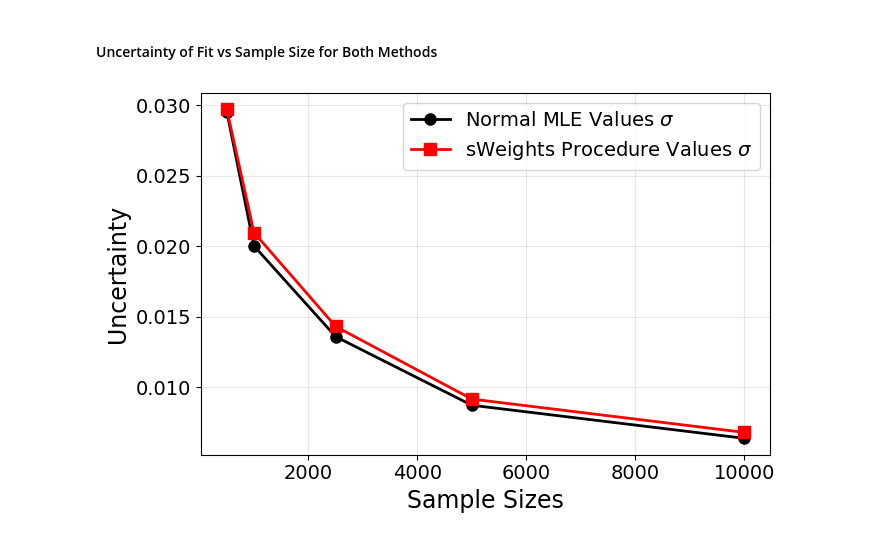
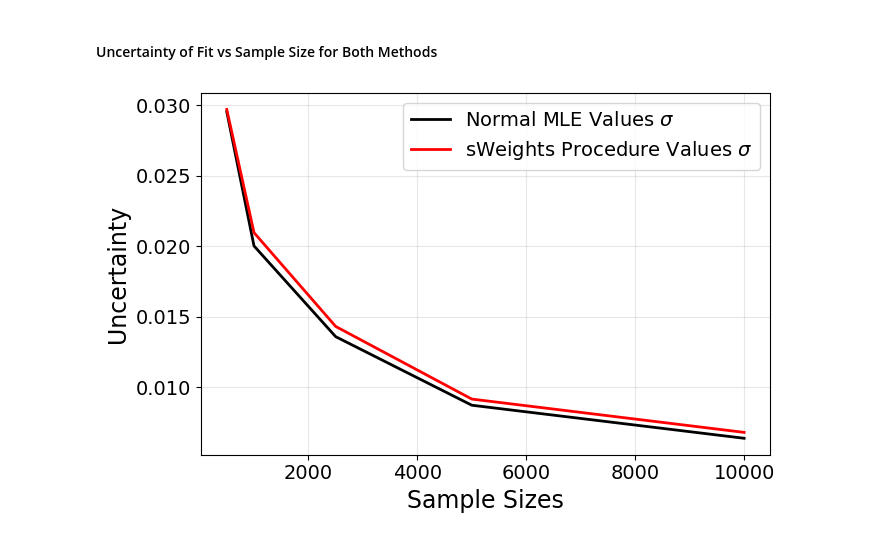
Before and after one commit to JacobTutt/stat_frequentist_analysis, a Jupyter notebook: Notebook_Part_f.ipynb, the cells around one changed output. Drawn from its saved outputs; the diff is of its cells as text; code cells hidden in the pictures.

```diff
--- a/Notebook_Part_f.ipynb
+++ b/Notebook_Part_f.ipynb
@@ -474,36 +473,24 @@ plt.show()
 # %% [markdown]
 #### Uncertainty of Fit vs Sample Size for Both Methods
 # %%
-# Formatting variables
-figsize = (7, 4.5)
-linewidth = 2
-markersize = 8
-fontsize_title = 18
-fontsize_labels = 17
-fontsize_ticks = 14
-fontsize_legend = 14
-color_normal = 'b'
-color_sweights = 'r'
+# Plot of comparsion of method - std of fitted params - not hessian errors mean
 
-# Create the figure and axis
+
 fig, ax = plt.subplots(figsize=figsize)
 
-# Plot both methods on the same y-axis
-ax.plot(sample_sizes, abs(normal_values_std), f'{color_normal}-o', color = 'black', label=r"Normal MLE Values $\sigma$", linewidth=linewidth, markersize=markersize)
-ax.plot(sample_sizes, abs(sweights_values_std), f'{color_sweights}-s',color = 'red', label=r"sWeights Procedure Values $\sigma$", linewidth=linewidth, markersize=markersize)
+# Normal MLE values
+ax.plot(sample_sizes, abs(normal_values_std), color = 'black', label=r"Normal MLE Values $\sigma$", linewidth=linewidth, markersize=markersize)
+# sWeights MLE values
 
-# Labels and title
+ax.plot(sample_sizes, abs(sweights_values_std),color = 'red', label=r"sWeights Procedure Values $\sigma$", linewidth=linewidth, markersize=markersize)
 ax.set_xlabel('Sample Sizes', fontsize=fontsize_labels)
 ax.set_ylabel('Uncertainty', fontsize=fontsize_labels)
 ax.tick_params(axis='y', labelsize=fontsize_ticks)
 ax.tick_params(axis='x', labelsize=fontsize_ticks)
 
-# Add grid and legend
 plt.grid(alpha=0.3)
 ax.legend(loc='best', fontsize=fontsize_legend)
-
-# Adjust layout and display
 plt.tight_layout()
 plt.show()
 # %% [output]
-[figure, old version]
+[figure, new version]
```
Also changed, not shown: parts of 1 cell of this notebook.
